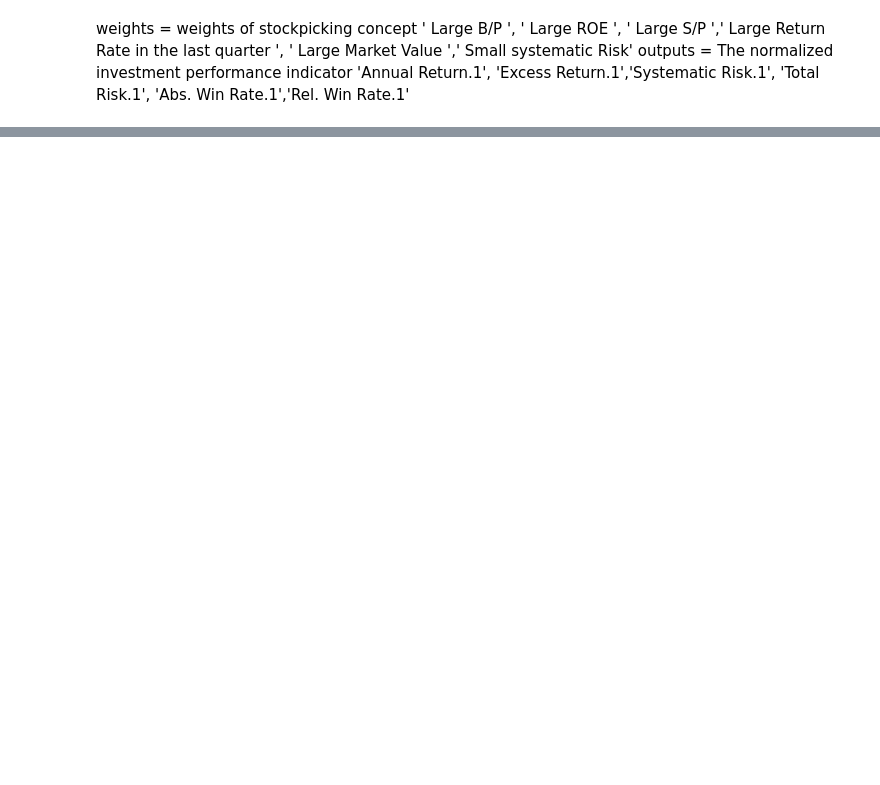
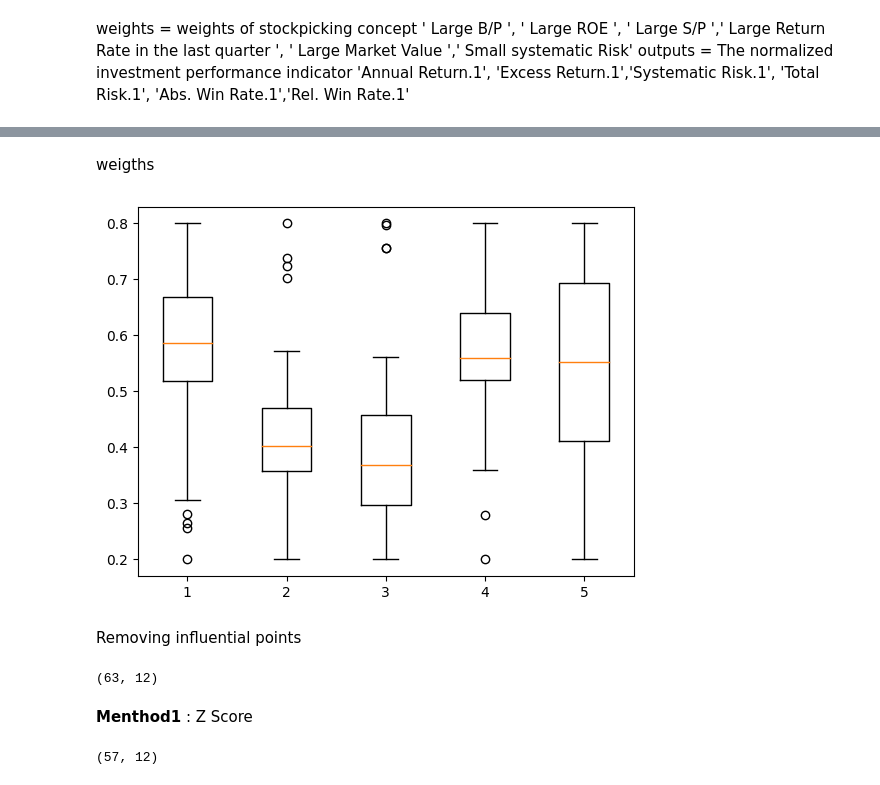
Before and after one commit to JaswanthKrishnaE/Stock-portfolio-analysis-using-multivariate-linear-regression, a Jupyter notebook: EDA.ipynb, the cells around one changed output, grey strips where cells are left out. Drawn from its saved outputs; the diff is of its cells as text; code cells hidden in the pictures; blank space fills up the shorter version.

```diff
--- a/EDA.ipynb
+++ b/EDA.ipynb
@@ -95,0 +84,22 @@ NameError: name 'data' is not defined
+# %% [markdown]
+weigths
+# %%
+plt.boxplot(df.iloc[:,7:])
+plt.show()
+# %% [output]
+[figure, added]
+# %% [markdown]
+Removing influential points
+# %%
+df.shape
+# %% [output]
+(63, 12)
+# %% [markdown]
+**Menthod1** : Z Score
+# %%
+z_scores = np.abs(stats.zscore(df))
+threshold = 3
+df_clean = df[(z_scores < threshold).all(axis=1)]
+df_clean.shape
+# %% [output]
+(57, 12)
```
Also changed, not shown: parts of 75 cells of this notebook, 1 other file.
